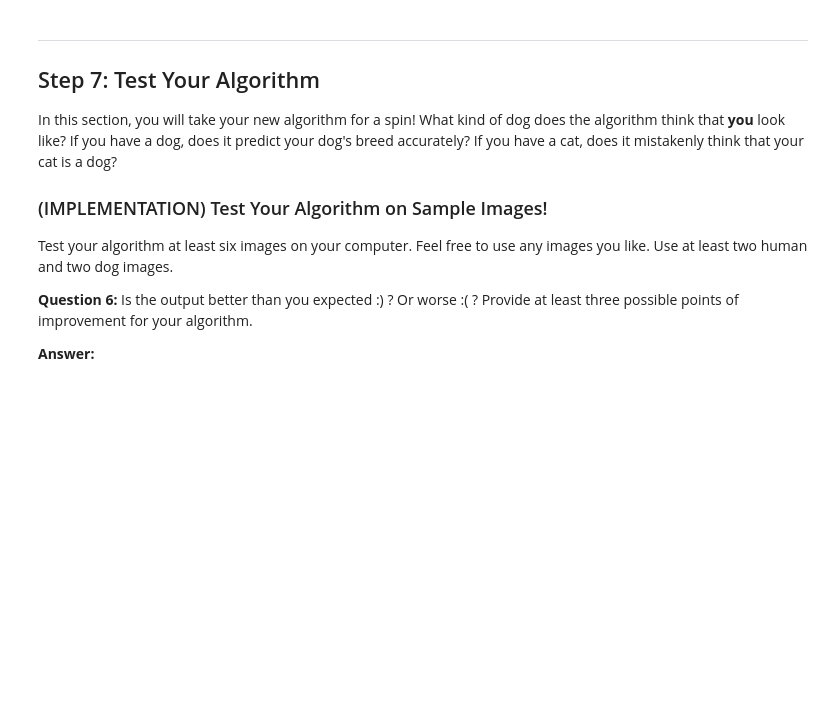
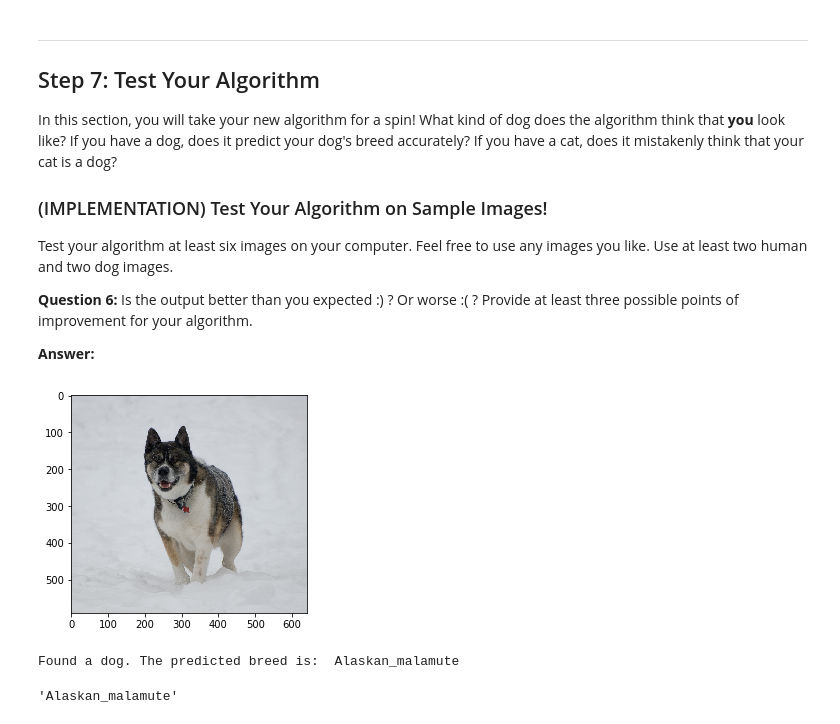
Before and after one commit to ronald-leung/Udacity-Exercises, a Jupyter notebook: DataScienceNanoDegree/Capstone/Dog_breed_Classifier/dog_app.ipynb, the cells around one changed output. Cells and saved outputs as stored; diff of their text form; code cells hidden in the pictures; blank space fills up the shorter version.

```diff
--- a/DataScienceNanoDegree/Capstone/Dog_breed_Classifier/dog_app.ipynb
+++ b/DataScienceNanoDegree/Capstone/Dog_breed_Classifier/dog_app.ipynb
@@ -762,3 +759,45 @@ Some sample output for our algorithm is provided below, but feel free to design
+# %%
+### TODO: Write your algorithm.
+### Feel free to use as many code cells as needed.
+
+from IPython.display import Image
+
+def which_dog_are_you(imgPath):
+    #Detect dog if we can find one:
+    if dog_detector(imgPath):
+        #Show the dog picture and return breed name
+        img = cv2.imread(imgPath)
+        cv_rgb = cv2.cvtColor(img, cv2.COLOR_BGR2RGB)
+        plt.imshow(cv_rgb)
+        plt.show()
+
+        breed = VGG19_predict_dogbreed(imgPath)
+        print("Found a dog. The predicted breed is: ", breed)
+        return breed
+
+    else:
+        #Detect and print the face if we found one:
+        img = cv2.imread(imgPath)
+        gray = cv2.cvtColor(img, cv2.COLOR_BGR2GRAY)
+        faces = face_cascade.detectMultiScale(gray)
+        # get bounding box for each detected face
+        for (x,y,w,h) in faces:
+            # add bounding box to color image
+            cv2.rectangle(img,(x,y),(x+w,y+h),(255,0,0),2)
+
+        # convert BGR image to RGB for plotting
+        cv_rgb = cv2.cvtColor(img, cv2.COLOR_BGR2RGB)
+
+        # display the image, along with bounding box
+        plt.imshow(cv_rgb)
+        plt.show()
+
+        if len(faces) > 0:
+            breed = VGG19_predict_dogbreed(imgPath)
+            print("Found a human face. It most resembles: ", breed)
+            return breed
+        else:
+            print("Sorry, I didn't find any human or dog faces.")
 # %% [markdown]
 ---
 <a id='step7'></a>
@@ -776,4 +815,10 @@ __Answer:__
 # %%
 ## TODO: Execute your algorithm from Step 6 on
 ## at least 6 images on your computer.
 ## Feel free to use as many code cells as needed.
+which_dog_are_you("dogImages/test/004.Akita/Akita_00244.jpg")
+# which_dog_are_you("lfw/Britney_Spears/Britney_Spears_0001.jpg")
+# %% [output]
+[figure, added]
+Found a dog. The predicted breed is:  Alaskan_malamute
+'Alaskan_malamute'
```
Also changed, not shown: parts of 7 cells of this notebook, 3 other files.
